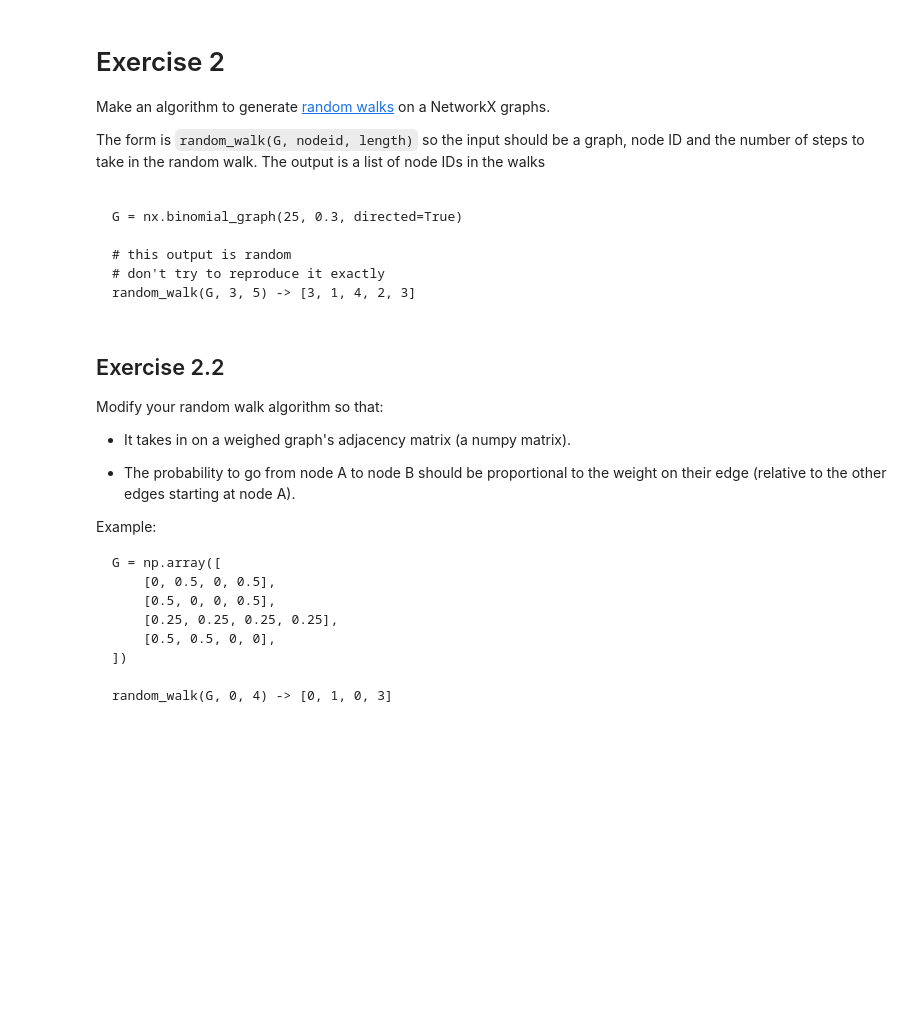
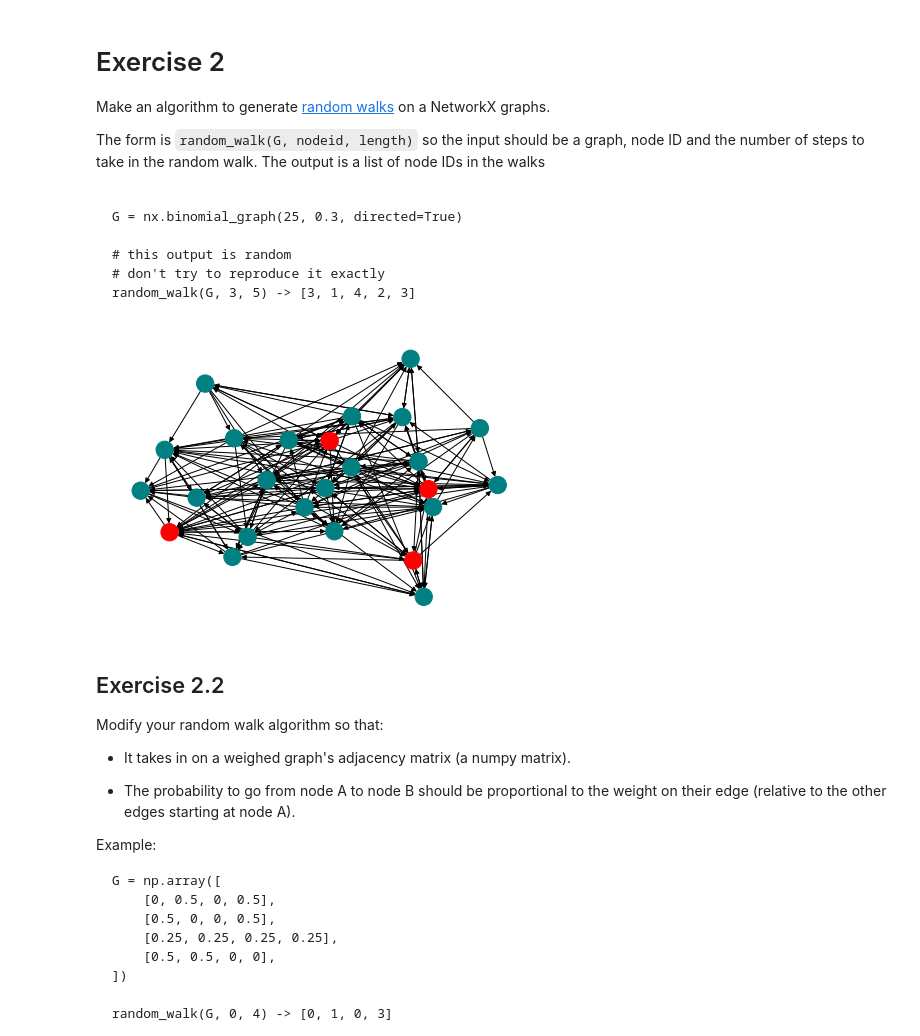
Before and after one commit to cb-ds-1/m1-11-networks, a Jupyter notebook: Workshop Graphs.ipynb, the cells around one changed output. Saved outputs shown, nothing was run; the diff lists cells and outputs as text; code cells hidden in the pictures; blank space fills up the shorter version.

````diff
--- a/Workshop Graphs.ipynb
+++ b/Workshop Graphs.ipynb
@@ -51,6 +206,28 @@ G = nx.binomial_graph(25, 0.3, directed=True)
 # don't try to reproduce it exactly
 random_walk(G, 3, 5) -> [3, 1, 4, 2, 3]
 ```
+# %%
+import networkx as nx
+import random
+
+G = nx.binomial_graph(25, 0.3, directed=True)
+
+def random_walk(G, node_id, steps, returns=[]):
+    if len(returns) == steps: return returns
+    neighbors = list(nx.all_neighbors(G, node_id))
+    next_i = random.randint(0, len(neighbors) - 1)
+    returns.append(neighbors[next_i])
+    return random_walk(G, next_i, steps, returns)
+
+steps = random_walk(G, 3, 5)
+uniques = set(steps)
+colors = []
+for node in G:
+    colors.append('red' if node in uniques else 'teal')
+
+nx.draw(G, node_color=colors)
+# %% [output]
+[figure, added]
 # %% [markdown]
 ## Exercise 2.2
 
````
Also changed, not shown: parts of 4 cells of this notebook, 1 other file.
